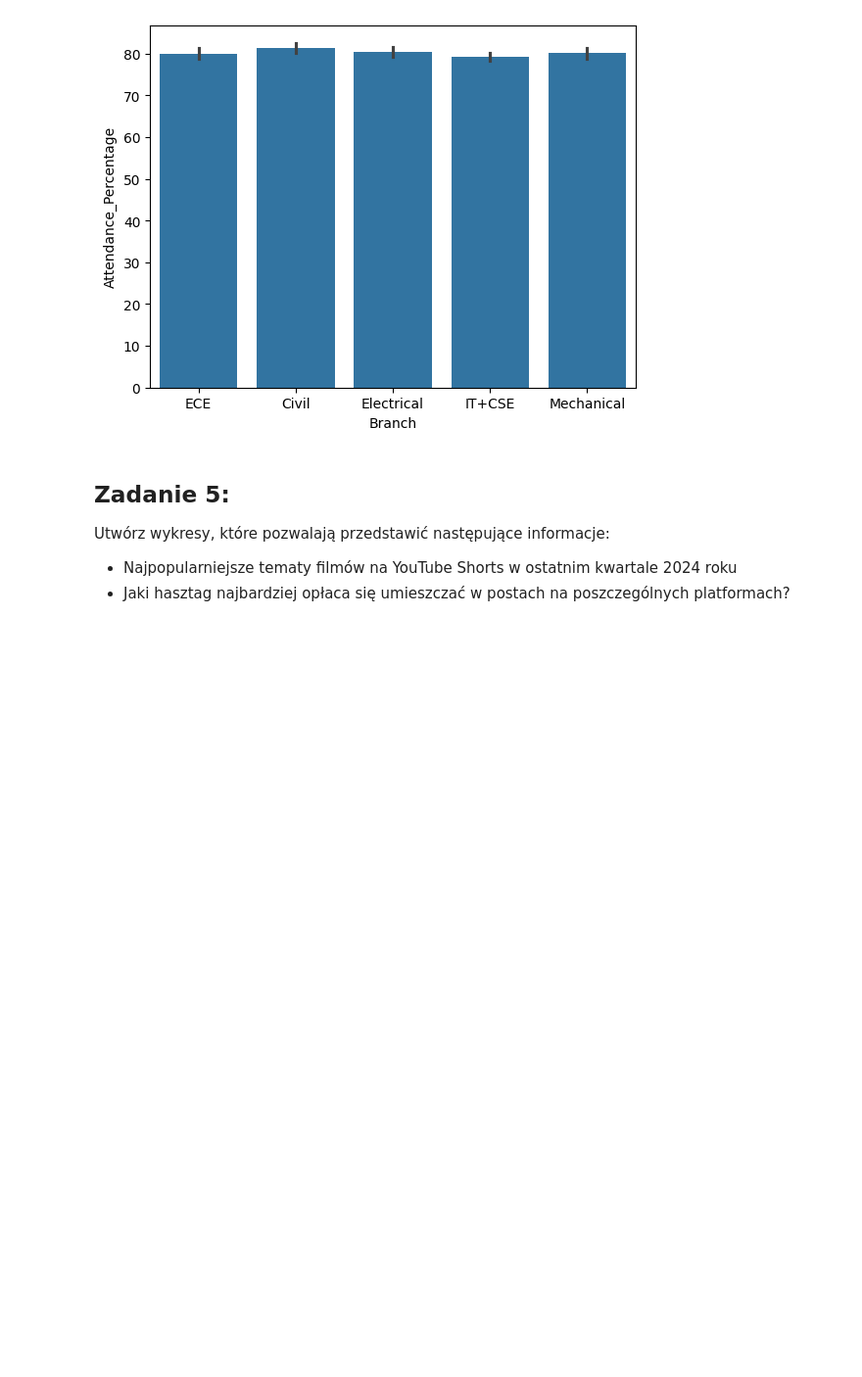
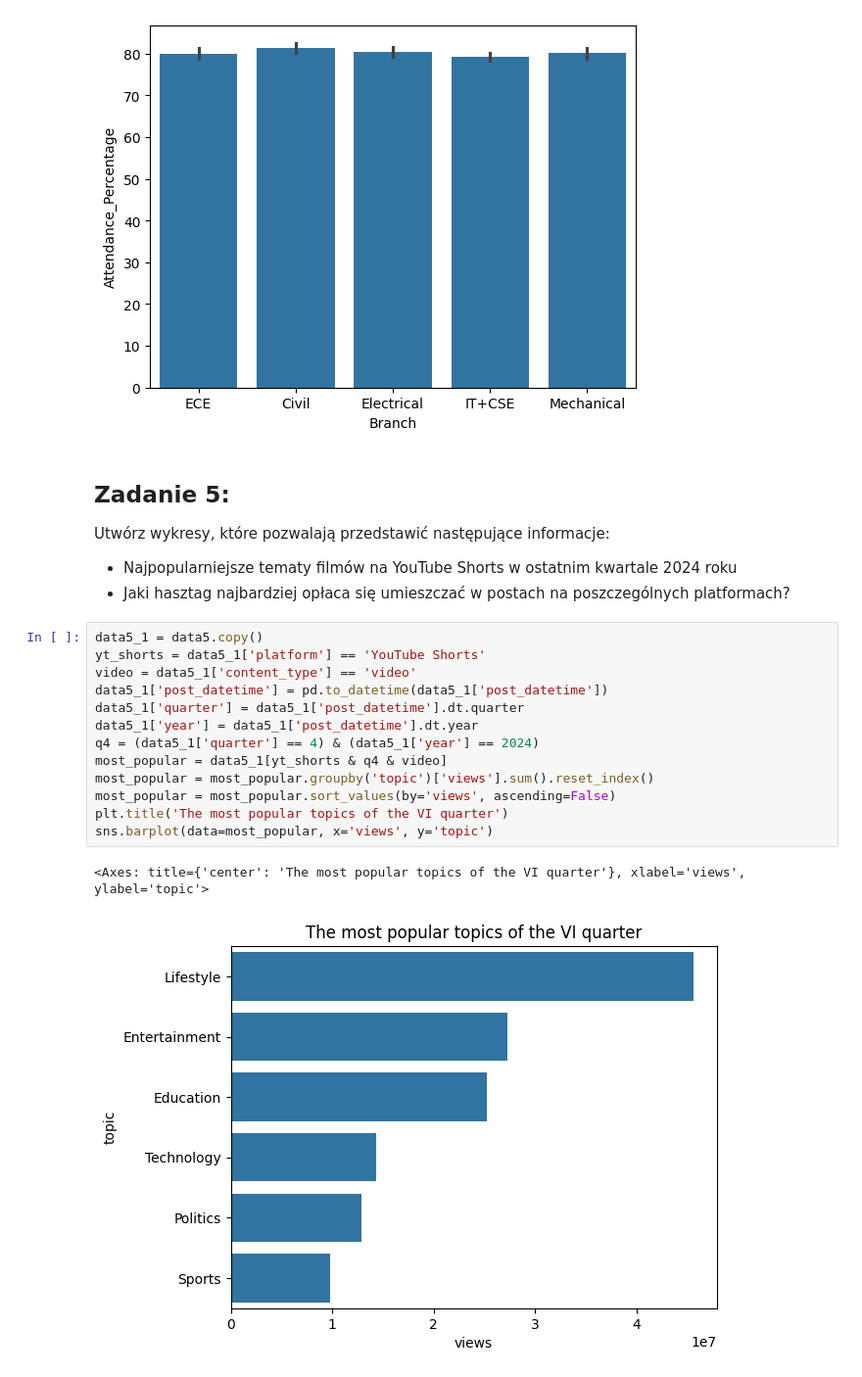
Before and after one commit to Zajecia-na-PWr-LR/lista-1-swientyk, a Jupyter notebook: UczenieMaszynowe_25_26_Lista1.ipynb, the cells around one changed output. Shown at 98% size. Saved outputs shown, nothing was run; the diff lists cells and outputs as text; blank space fills up the shorter version.

```diff
--- a/UczenieMaszynowe_25_26_Lista1.ipynb
+++ b/UczenieMaszynowe_25_26_Lista1.ipynb
@@ -165,3 +165,19 @@ For example, when doing 'df[col].method(value, inplace=True)', try using 'df.met
 Utwórz wykresy, które pozwalają przedstawić następujące informacje:
 - Najpopularniejsze tematy filmów na YouTube Shorts w ostatnim kwartale 2024 roku
 - Jaki hasztag najbardziej opłaca się umieszczać w  postach na poszczególnych platformach?
+# %%
+data5_1 = data5.copy()
+yt_shorts = data5_1['platform'] == 'YouTube Shorts'
+video = data5_1['content_type'] == 'video'
+data5_1['post_datetime'] = pd.to_datetime(data5_1['post_datetime'])
+data5_1['quarter'] = data5_1['post_datetime'].dt.quarter
+data5_1['year'] = data5_1['post_datetime'].dt.year
+q4 = (data5_1['quarter'] == 4) & (data5_1['year'] == 2024)
+most_popular = data5_1[yt_shorts & q4 & video]
+most_popular = most_popular.groupby('topic')['views'].sum().reset_index()
+most_popular = most_popular.sort_values(by='views', ascending=False)
+plt.title('The most popular topics of the VI quarter')
+sns.barplot(data=most_popular, x='views', y='topic')
+# %% [output]
+<Axes: title={'center': 'The most popular topics of the VI quarter'}, xlabel='views', ylabel='topic'>
+[figure, added]
```
Also changed, not shown: parts of 1 cell of this notebook.
